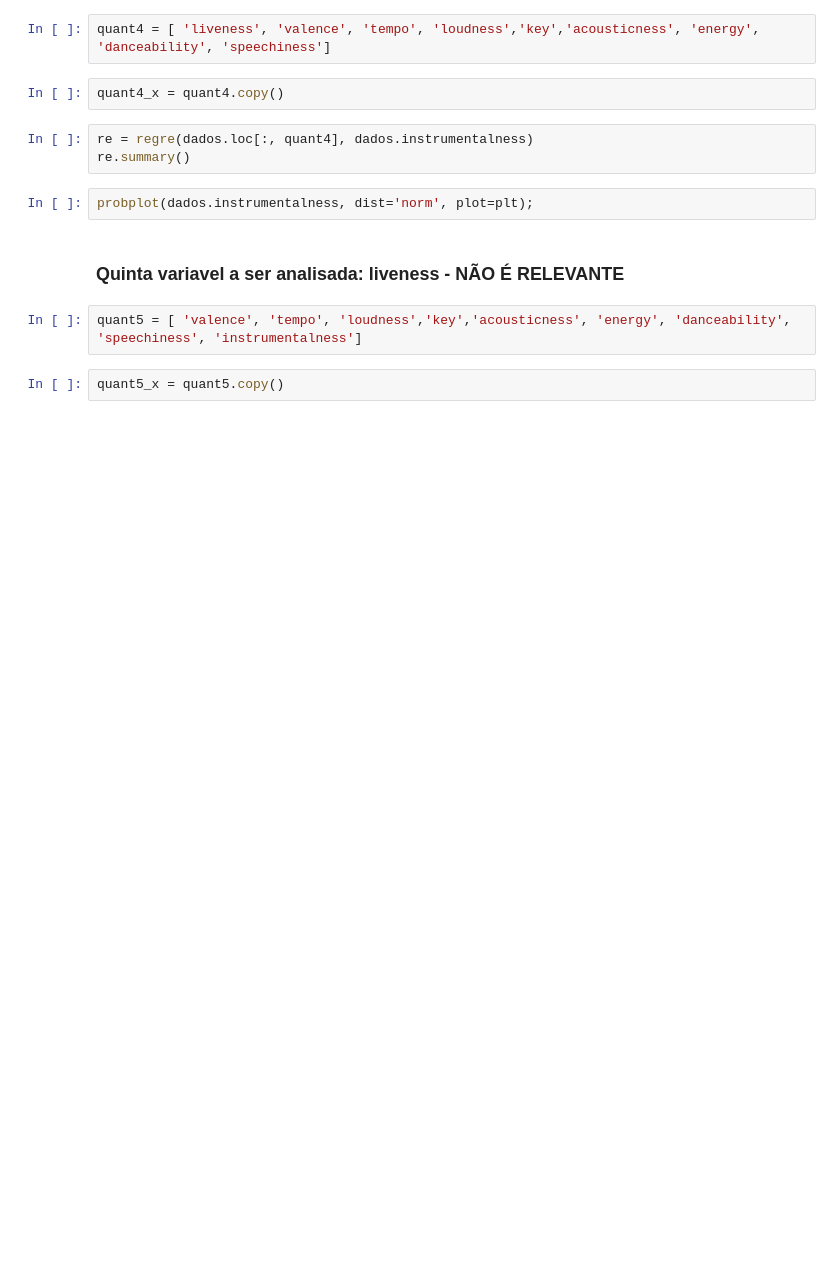
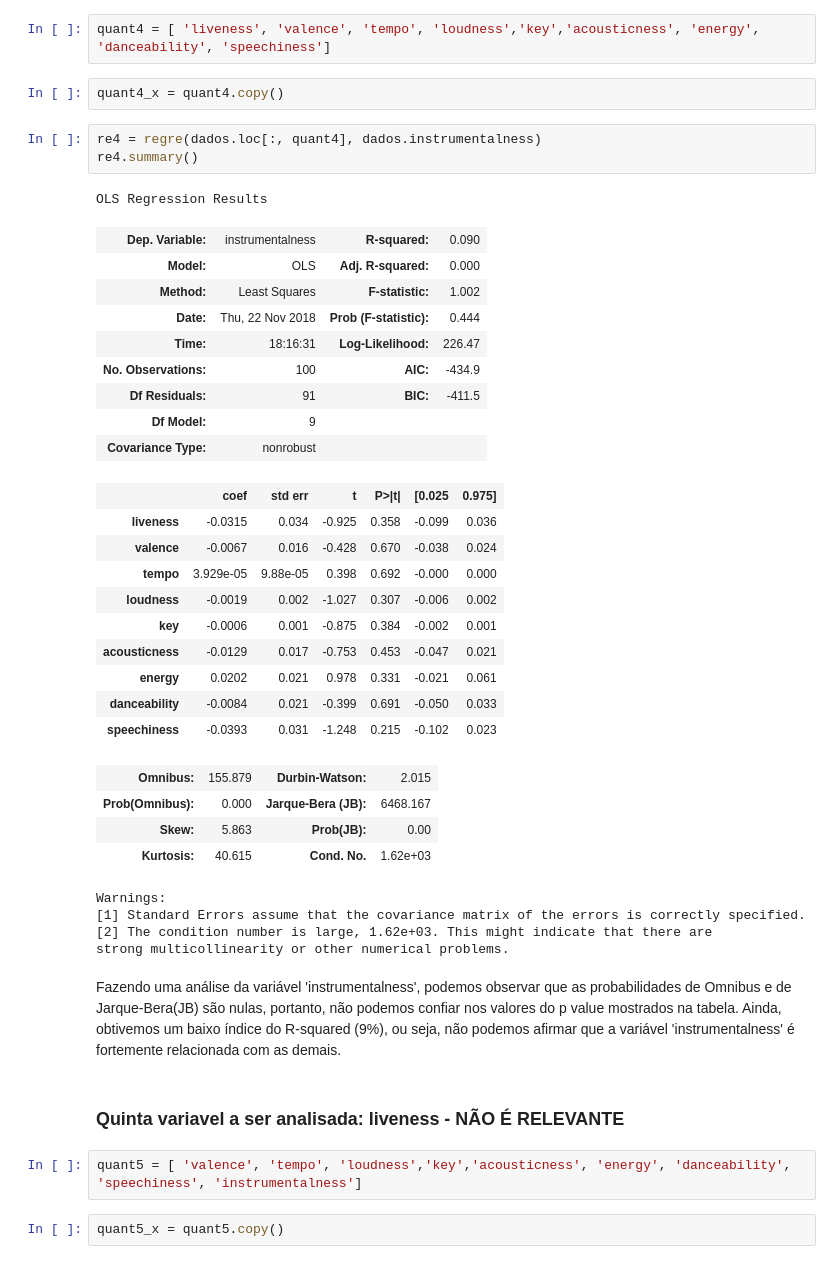
Before and after one commit to Vitoriaao/Vitoria-Bia---CDD, a Jupyter notebook: Projeto 3/Projeto 3.ipynb, the cells around one changed output. Drawn from its saved outputs; the diff is of its cells as text; blank space fills up the shorter version.

```diff
--- a/Projeto 3/Projeto 3.ipynb
+++ b/Projeto 3/Projeto 3.ipynb
@@ -167,10 +167,39 @@ quant4 = [ 'liveness', 'valence', 'tempo', 'loudness','key','acousticness', 'ene
 # %%
 quant4_x = quant4.copy()
 # %%
-re = regre(dados.loc[:, quant4], dados.instrumentalness)
-re.summary()
+re4 = regre(dados.loc[:, quant4], dados.instrumentalness)
+re4.summary()
+# %% [output]
+OLS Regression Results
+| Dep. Variable: | instrumentalness | R-squared: | 0.090 |
+| Model: | OLS | Adj. R-squared: | 0.000 |
+| Method: | Least Squares | F-statistic: | 1.002 |
+| Date: | Thu, 22 Nov 2018 | Prob (F-statistic): | 0.444 |
+| Time: | 18:16:31 | Log-Likelihood: | 226.47 |
+| No. Observations: | 100 | AIC: | -434.9 |
+| Df Residuals: | 91 | BIC: | -411.5 |
+| Df Model: | 9 |  |  |
+| Covariance Type: | nonrobust |  |  |
+|  | coef | std err | t | P>|t| | [0.025 | 0.975] |
+| liveness | -0.0315 | 0.034 | -0.925 | 0.358 | -0.099 | 0.036 |
+| valence | -0.0067 | 0.016 | -0.428 | 0.670 | -0.038 | 0.024 |
+| tempo | 3.929e-05 | 9.88e-05 | 0.398 | 0.692 | -0.000 | 0.000 |
+| loudness | -0.0019 | 0.002 | -1.027 | 0.307 | -0.006 | 0.002 |
+| key | -0.0006 | 0.001 | -0.875 | 0.384 | -0.002 | 0.001 |
+| acousticness | -0.0129 | 0.017 | -0.753 | 0.453 | -0.047 | 0.021 |
+| energy | 0.0202 | 0.021 | 0.978 | 0.331 | -0.021 | 0.061 |
+| danceability | -0.0084 | 0.021 | -0.399 | 0.691 | -0.050 | 0.033 |
+| speechiness | -0.0393 | 0.031 | -1.248 | 0.215 | -0.102 | 0.023 |
+| Omnibus: | 155.879 | Durbin-Watson: | 2.015 |
+| Prob(Omnibus): | 0.000 | Jarque-Bera (JB): | 6468.167 |
+| Skew: | 5.863 | Prob(JB): | 0.00 |
+| Kurtosis: | 40.615 | Cond. No. | 1.62e+03 |
+Warnings:
+[1] Standard Errors assume that the covariance matrix of the errors is correctly specified.
+[2] The condition number is large, 1.62e+03. This might indicate that there are
+strong multicollinearity or other numerical problems.
-# %%
-probplot(dados.instrumentalness, dist='norm', plot=plt);
+# %% [markdown]
+Fazendo uma análise da variável 'instrumentalness', podemos observar que as probabilidades de Omnibus e de Jarque-Bera(JB) são nulas, portanto, não podemos confiar nos valores do p value mostrados na tabela. Ainda, obtivemos um baixo índice do R-squared (9%), ou seja, não podemos afirmar que a variável 'instrumentalness' é fortemente relacionada com as demais.
 # %% [markdown]
 ### Quinta variavel a ser analisada: liveness - NÃO É RELEVANTE
 # %%
```
Also changed, not shown: parts of 21 cells of this notebook.
